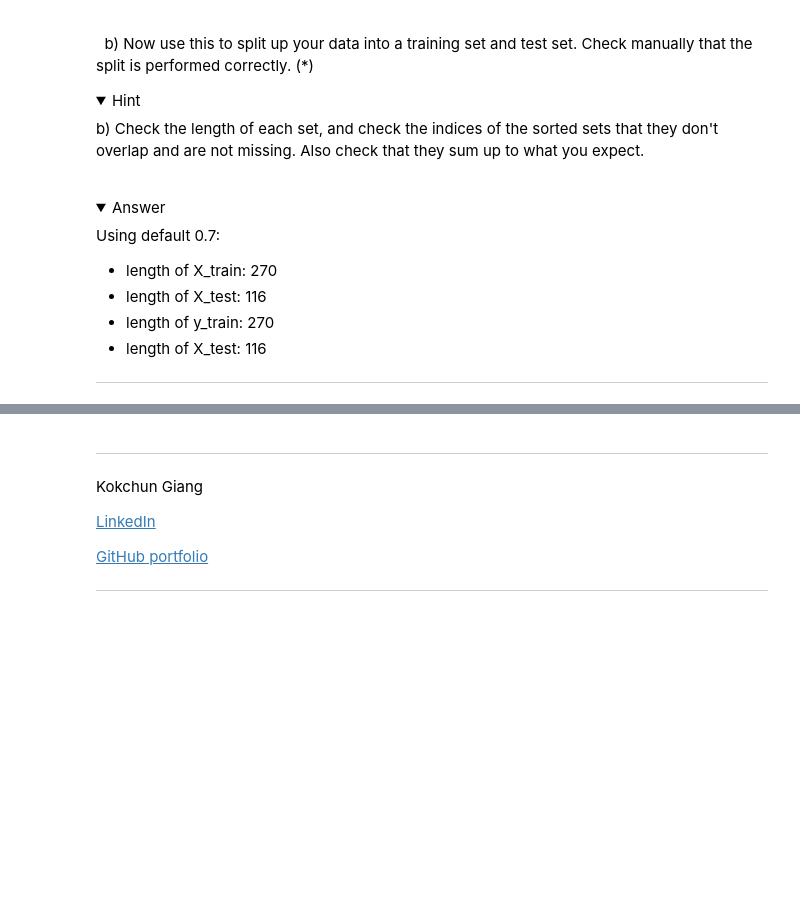
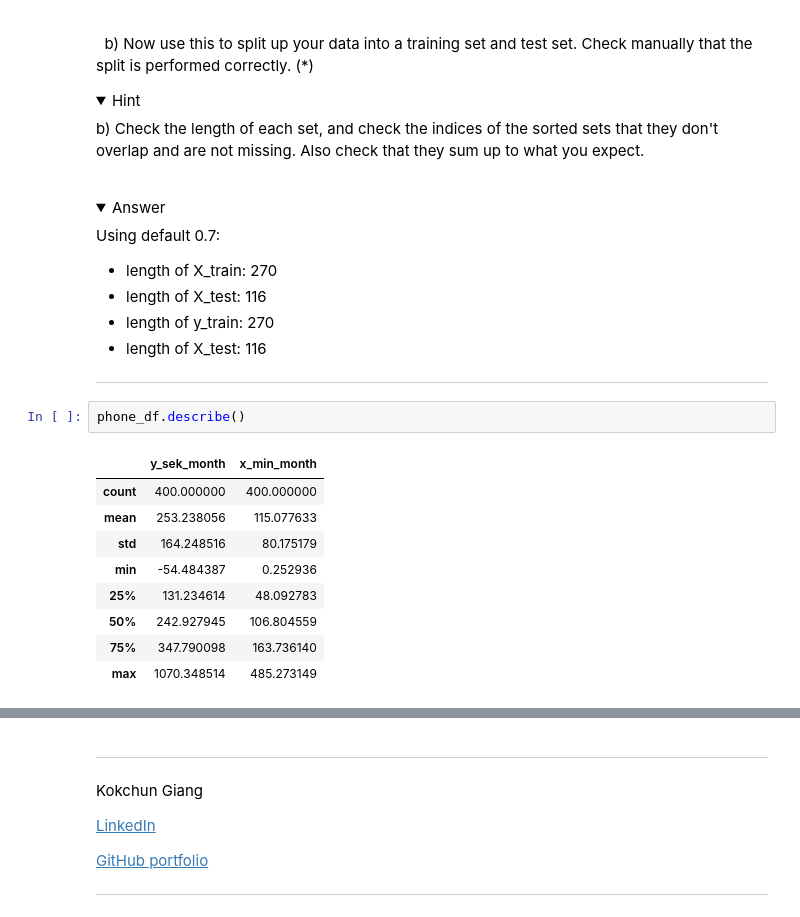
Before and after one commit to smlatic/Machine-Learning-ITHS, a Jupyter notebook: Exercises/E00_linear_regression.ipynb, the cells around one changed output, grey strips where cells are left out. Cells and saved outputs as stored; diff of their text form; folded sections open; blank space fills up the shorter version.

```diff
--- a/Exercises/E00_linear_regression.ipynb
+++ b/Exercises/E00_linear_regression.ipynb
@@ -200,3 +201,15 @@ Using default 0.7:
 </details>
 
 ---
+# %%
+phone_df.describe()
+# %% [output]
+|  | y_sek_month | x_min_month |
+| count | 400.000000 | 400.000000 |
+| mean | 253.238056 | 115.077633 |
+| std | 164.248516 | 80.175179 |
+| min | -54.484387 | 0.252936 |
+| 25% | 131.234614 | 48.092783 |
+| 50% | 242.927945 | 106.804559 |
+| 75% | 347.790098 | 163.736140 |
+| max | 1070.348514 | 485.273149 |
```
Also changed, not shown: parts of 4 cells of this notebook, 16 other files.
